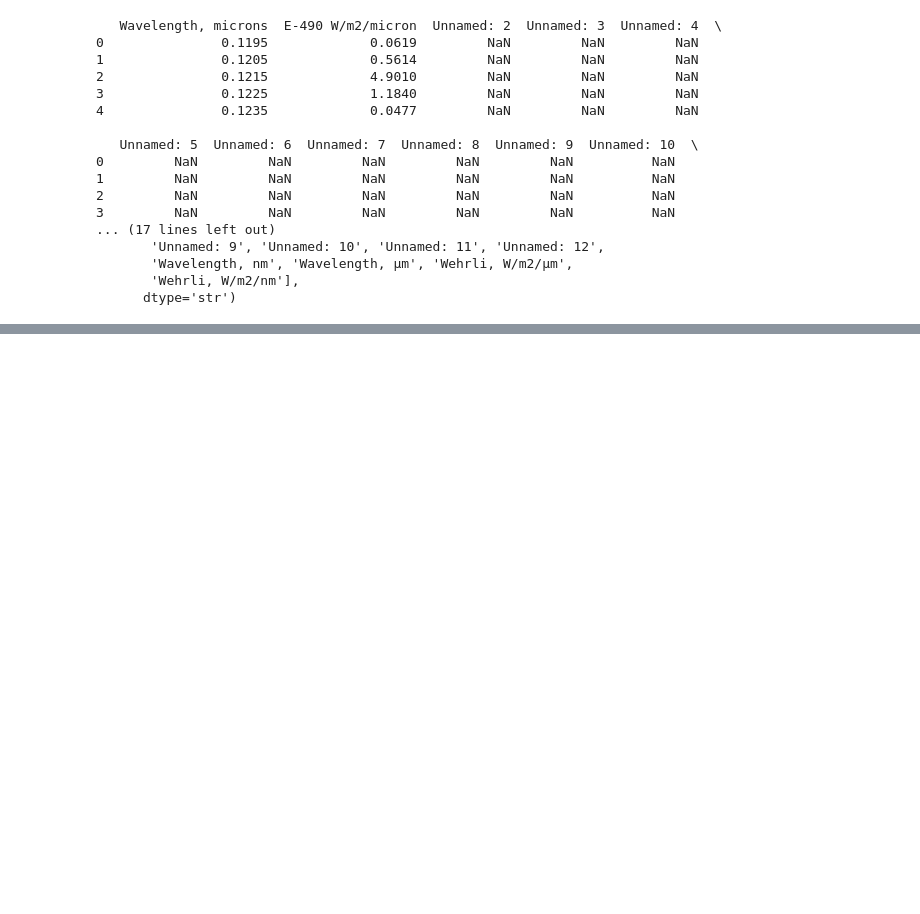
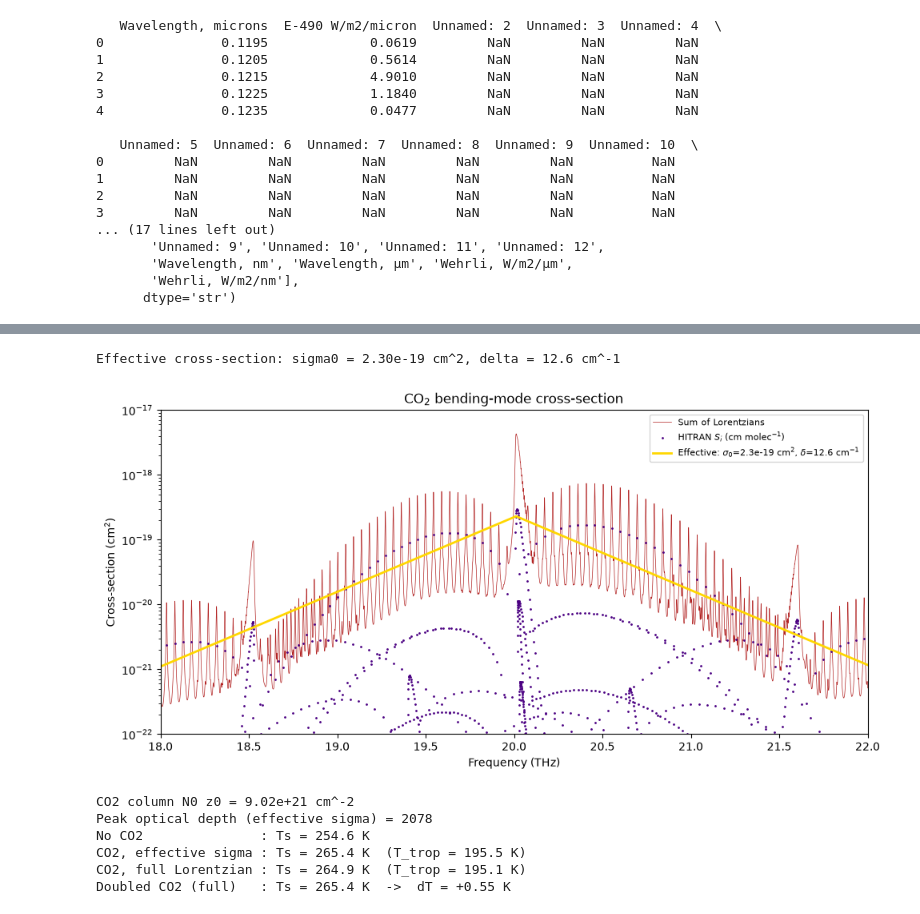
Before and after one commit to allywilko18/greenhouse-spectra, a Jupyter notebook: notebooks/01_blackbody.ipynb, the cells around one changed output, grey strips where cells are left out. Saved outputs shown, nothing was run; the diff lists cells and outputs as text; code cells hidden in the pictures; blank space fills up the shorter version.

```diff
--- a/notebooks/01_blackbody.ipynb
+++ b/notebooks/01_blackbody.ipynb
@@ -61,0 +145,67 @@ print(e490.columns)
+# %%
+from greenhouse_spectra.co2 import (
+    load_hitran, lorentzian_cross_section,
+    fit_effective_cross_section, effective_cross_section,
+)
+
+lines = load_hitran('../data/CO2Min.txt')
+nu_i, S_i, gam_i = (lines[col].to_numpy() for col in ['nu', 'sw', 'gamma_air'])
+
+# Fine grid (lines are ~0.07 cm^-1 wide), surface pressure 1 atm -> gamma = gamma_air
+wn = np.arange(nu_i.min() - 5, nu_i.max() + 5, 0.01)       # cm^-1
+sigma_full = lorentzian_cross_section(wn, nu_i, S_i, gam_i * 1.0)
+
+sigma0, delta = fit_effective_cross_section(wn, sigma_full, stat='mean')
+sigma_eff = effective_cross_section(wn, sigma0, delta)
+print(f'Effective cross-section: sigma0 = {sigma0:.2e} cm^2, delta = {delta:.1f} cm^-1')
+
+to_THz = lambda w: 100 * c * w / 1e12
+
+fig, ax = plt.subplots(figsize=(10, 5))
+ax.plot(to_THz(wn), sigma_full, color='firebrick', lw=0.5, label='Sum of Lorentzians')
+ax.plot(to_THz(nu_i), S_i, '.', color='indigo', ms=2, label=r'HITRAN $S_i$ (cm molec$^{-1}$)')
+ax.plot(to_THz(wn), sigma_eff, color='gold', lw=2,
+        label=fr'Effective: $\sigma_0$={sigma0:.1e} cm$^2$, $\delta$={delta:.1f} cm$^{{-1}}$')
+ax.set_yscale('log')
+ax.set_xlim(18, 22)
+ax.set_ylim(1e-22, 1e-17)
+ax.set_xlabel('Frequency (THz)')
+ax.set_ylabel(r'Cross-section (cm$^2$)')
+ax.set_title(r'CO$_2$ bending-mode cross-section')
+ax.legend(fontsize=8)
+plt.tight_layout()
+plt.savefig('../figures/co2_cross_section.png', dpi=200)
+plt.show()
+# %% [output]
+Effective cross-section: sigma0 = 2.30e-19 cm^2, delta = 12.6 cm^-1
+[figure, added]
+# %%
+from greenhouse_spectra.constants import X_CO2
+from greenhouse_spectra.atmosphere import (
+    outgoing_flux, outgoing_radiance, tropopause_temperature, column_density, wn_to_hz,
+)
+
+print(f'CO2 column N0 z0 = {column_density(X_CO2):.2e} cm^-2')
+print(f'Peak optical depth (effective sigma) = {column_density(X_CO2) * sigma0:.0f}')
+
+def solve_Ts(sig, x_gas=X_CO2):
+    return balance_temperature(S0_planck, ALBEDO,
+                               lambda T: outgoing_flux(T, wn, sig, x_gas),
+                               bracket=(200, 350))
+
+Ts_none = balance_temperature(S0_planck, ALBEDO)
+Ts_eff  = solve_Ts(sigma_eff)
+Ts_full = solve_Ts(sigma_full)
+Ts_2x   = solve_Ts(sigma_full, 2 * X_CO2)
+
+print(f'No CO2               : Ts = {Ts_none:.1f} K')
+print(f'CO2, effective sigma : Ts = {Ts_eff:.1f} K  (T_trop = {tropopause_temperature(Ts_eff):.1f} K)')
+print(f'CO2, full Lorentzian : Ts = {Ts_full:.1f} K  (T_trop = {tropopause_temperature(Ts_full):.1f} K)')
+print(f'Doubled CO2 (full)   : Ts = {Ts_2x:.1f} K  ->  dT = {Ts_2x - Ts_full:+.2f} K')
+# %% [output]
+CO2 column N0 z0 = 9.02e+21 cm^-2
+Peak optical depth (effective sigma) = 2078
+No CO2               : Ts = 254.6 K
+CO2, effective sigma : Ts = 265.4 K  (T_trop = 195.5 K)
+CO2, full Lorentzian : Ts = 264.9 K  (T_trop = 195.1 K)
+Doubled CO2 (full)   : Ts = 265.4 K  ->  dT = +0.55 K
```
Also changed, not shown: parts of 3 cells of this notebook, 5 other files.
